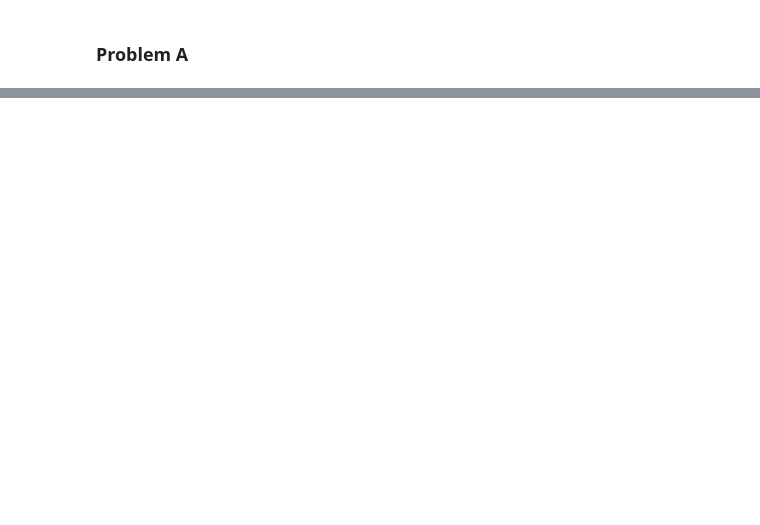
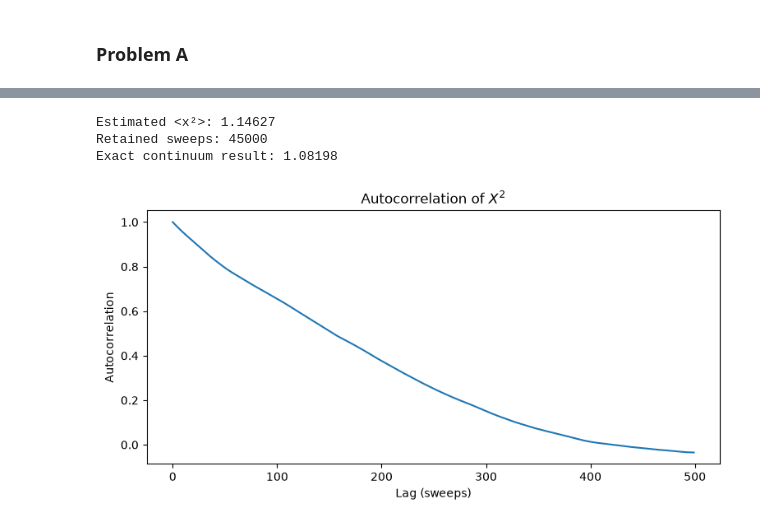
Before and after one commit to amanpalanati/phys142, a Jupyter notebook: assignments/assignment3/assignment3.ipynb, the cells around one changed output, grey strips where cells are left out. Saved outputs shown, nothing was run; the diff lists cells and outputs as text; code cells hidden in the pictures; blank space fills up the shorter version.

```diff
--- a/assignments/assignment3/assignment3.ipynb
+++ b/assignments/assignment3/assignment3.ipynb
@@ -197,0 +311,41 @@ plt.show()
+# %%
+samples = x2_values[BURNIN_2:]
+
+x2_mean = np.mean(samples)
+
+print(f"Estimated <x²>: {x2_mean:.5f}")
+print(f"Retained sweeps: {len(samples)}")
+
+x2_exact = 0.5 / np.tanh(BETA / 2)
+
+print(f"Exact continuum result: {x2_exact:.5f}")
+
+def autocorrelation(data):
+    centered = data - np.mean(data)
+    n = len(centered)
+
+    fft = np.fft.rfft(centered, n=2*n)
+    acf = np.fft.irfft(fft * np.conj(fft))[:n]
+
+    acf /= np.arange(n, 0, -1)
+    acf /= acf[0]
+
+    return acf
+
+acf = autocorrelation(samples)
+
+fig, ax = plt.subplots(figsize=(9, 4))
+
+ax.plot(np.arange(500), acf[:500])
+
+ax.set(
+    xlabel="Lag (sweeps)",
+    ylabel="Autocorrelation",
+    title="Autocorrelation of $X^2$"
+)
+plt.show()
+# %% [output]
+Estimated <x²>: 1.14627
+Retained sweeps: 45000
+Exact continuum result: 1.08198
+[figure, added]
```
Also changed, not shown: parts of 5 cells of this notebook, 3 other files.
